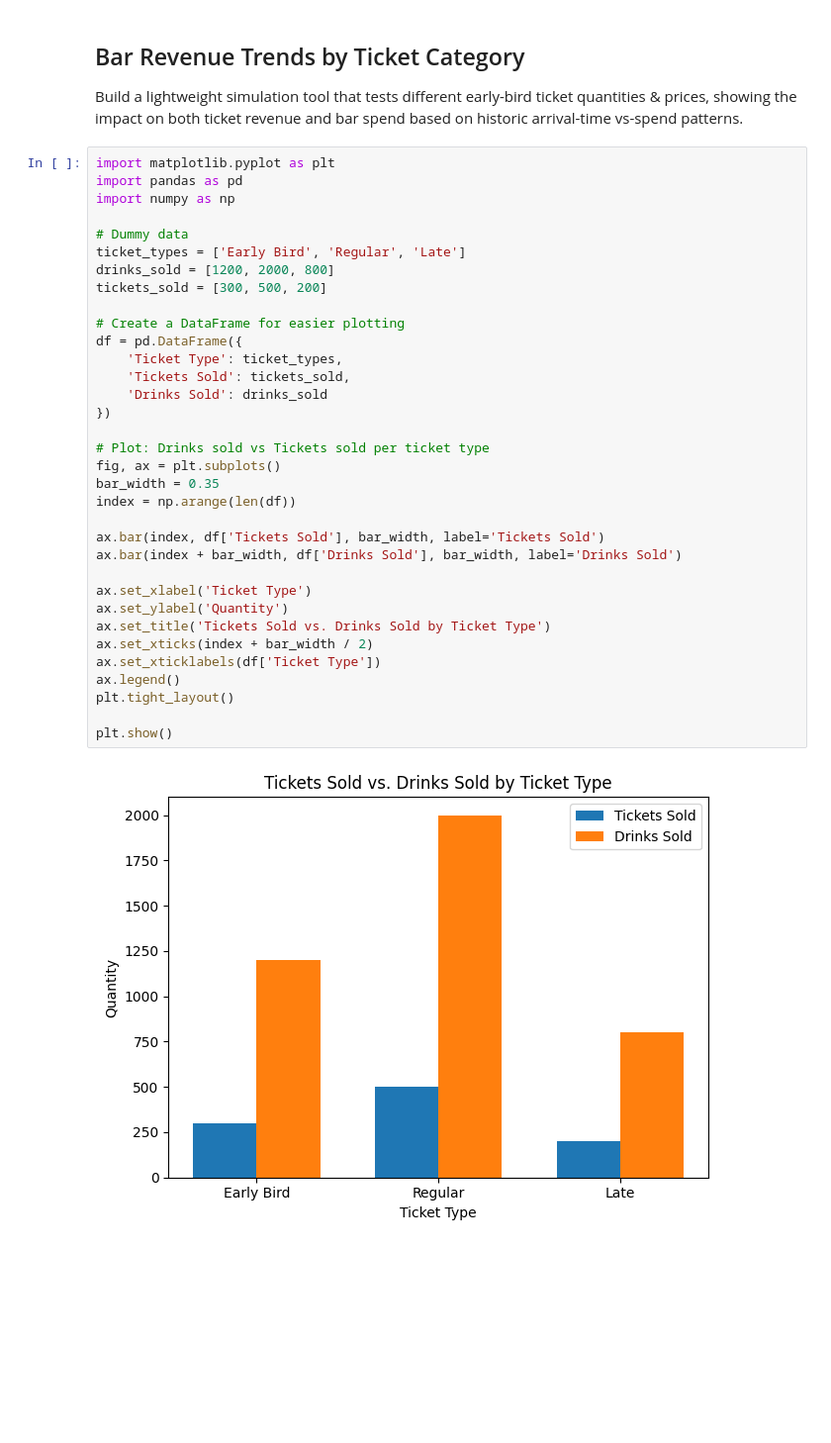
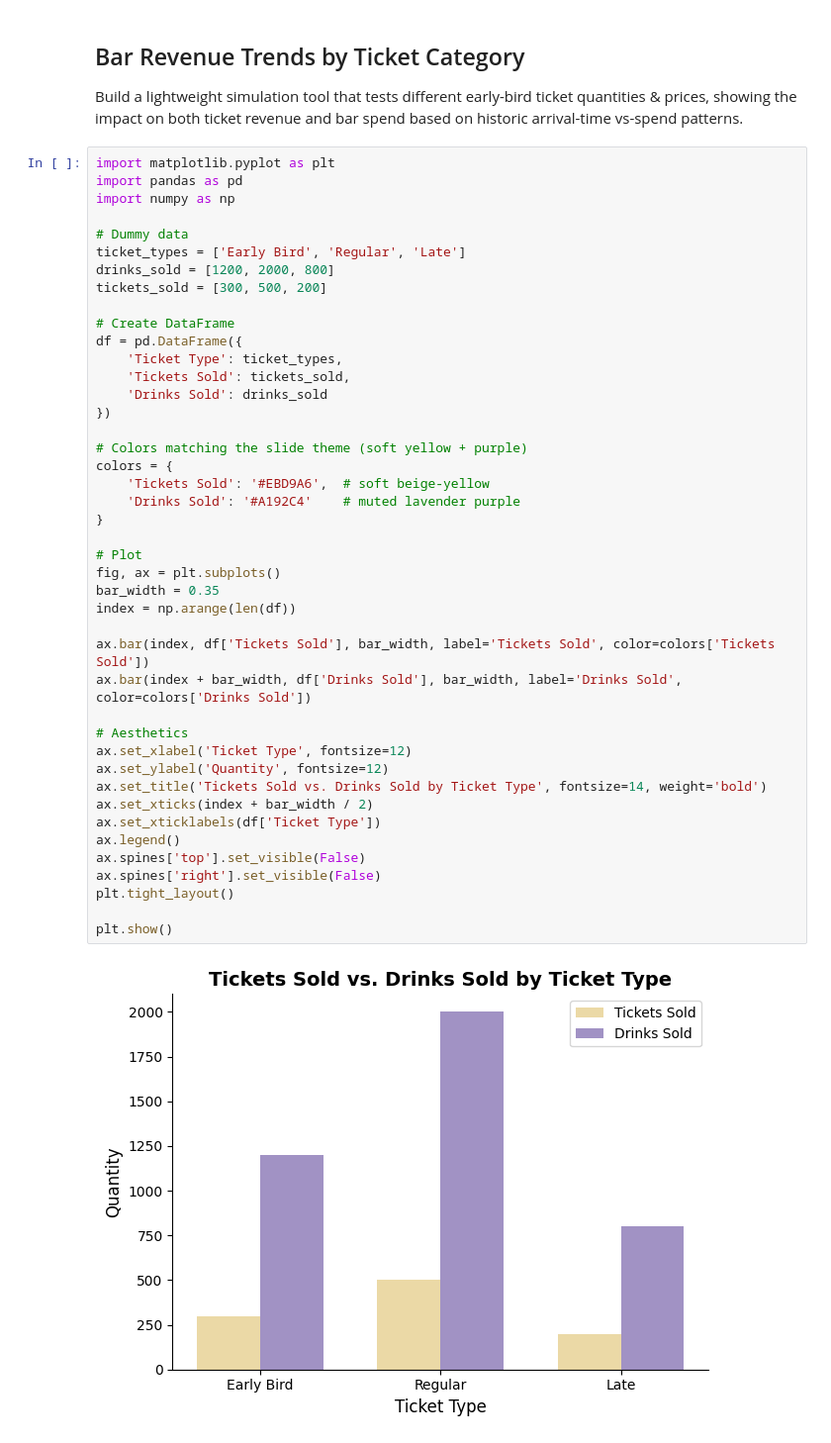
Before and after one commit to NilliNoori/seahorse_project, a Jupyter notebook: docs/notebook.ipynb, the cells around one changed output. Shown at 99% size. Saved outputs shown, nothing was run; the diff lists cells and outputs as text; blank space fills up the shorter version.

```diff
--- a/docs/notebook.ipynb
+++ b/docs/notebook.ipynb
@@ -46,36 +51,45 @@ Build a lightweight simulation tool that tests different early-bird ticket quant
 # %%
 import matplotlib.pyplot as plt
 import pandas as pd
 import numpy as np
 
 # Dummy data
 ticket_types = ['Early Bird', 'Regular', 'Late']
 drinks_sold = [1200, 2000, 800]
 tickets_sold = [300, 500, 200]
 
-# Create a DataFrame for easier plotting
+# Create DataFrame
 df = pd.DataFrame({
     'Ticket Type': ticket_types,
     'Tickets Sold': tickets_sold,
     'Drinks Sold': drinks_sold
 })
 
-# Plot: Drinks sold vs Tickets sold per ticket type
+# Colors matching the slide theme (soft yellow + purple)
+colors = {
+    'Tickets Sold': '#EBD9A6',  # soft beige-yellow
+    'Drinks Sold': '#A192C4'    # muted lavender purple
+}
+
+# Plot
 fig, ax = plt.subplots()
 bar_width = 0.35
 index = np.arange(len(df))
 
-ax.bar(index, df['Tickets Sold'], bar_width, label='Tickets Sold')
-ax.bar(index + bar_width, df['Drinks Sold'], bar_width, label='Drinks Sold')
+ax.bar(index, df['Tickets Sold'], bar_width, label='Tickets Sold', color=colors['Tickets Sold'])
+ax.bar(index + bar_width, df['Drinks Sold'], bar_width, label='Drinks Sold', color=colors['Drinks Sold'])
 
-ax.set_xlabel('Ticket Type')
-ax.set_ylabel('Quantity')
-ax.set_title('Tickets Sold vs. Drinks Sold by Ticket Type')
+# Aesthetics
+ax.set_xlabel('Ticket Type', fontsize=12)
+ax.set_ylabel('Quantity', fontsize=12)
+ax.set_title('Tickets Sold vs. Drinks Sold by Ticket Type', fontsize=14, weight='bold')
 ax.set_xticks(index + bar_width / 2)
 ax.set_xticklabels(df['Ticket Type'])
 ax.legend()
+ax.spines['top'].set_visible(False)
+ax.spines['right'].set_visible(False)
 plt.tight_layout()
 
 plt.show()
 # %% [output]
-[figure, old version]
+[figure, new version]
```
Also changed, not shown: parts of 1 cell of this notebook, 9 other files.
